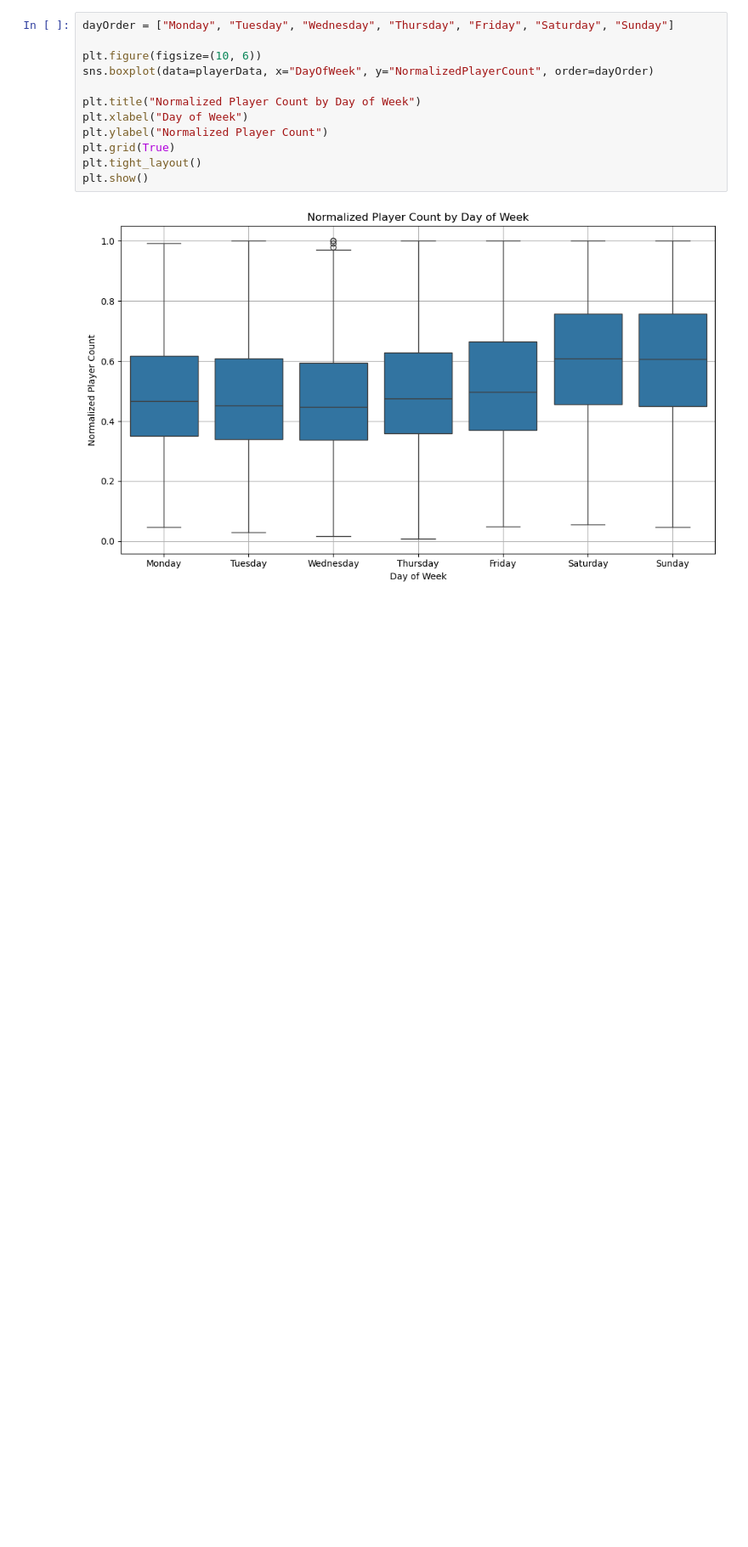
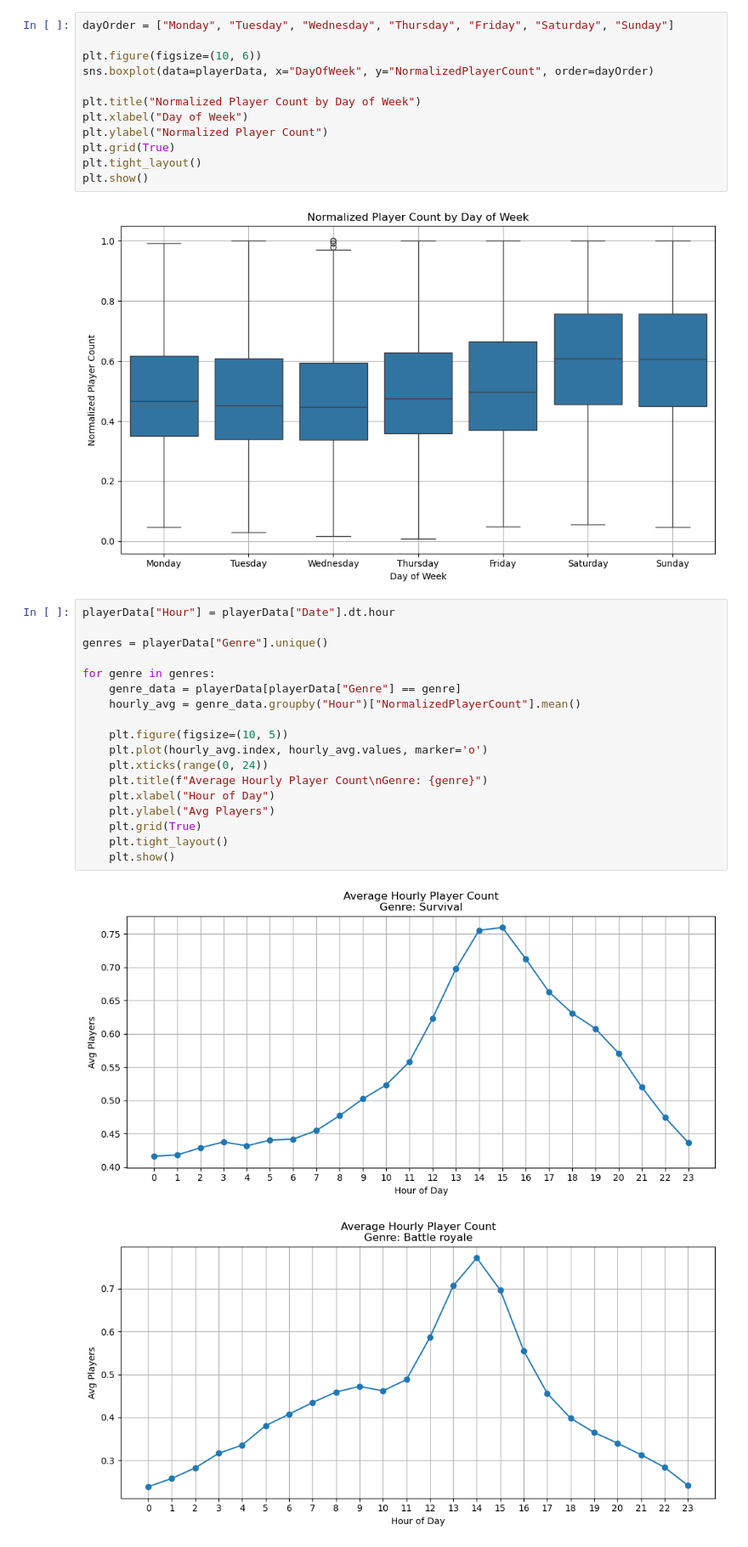
Before and after one commit to JonatanK-son/steam-player-count-trends, a Jupyter notebook: Final Project Group 16.ipynb, the cells around one changed output. Shown at 85% size. Drawn from its saved outputs; the diff is of its cells as text; blank space fills up the shorter version.

```diff
--- a/Final Project Group 16.ipynb
+++ b/Final Project Group 16.ipynb
@@ -201,3 +203,24 @@ plt.tight_layout()
 plt.show()
 # %% [output]
 [figure]
+# %%
+playerData["Hour"] = playerData["Date"].dt.hour
+
+genres = playerData["Genre"].unique()
+
+for genre in genres:
+    genre_data = playerData[playerData["Genre"] == genre]
+    hourly_avg = genre_data.groupby("Hour")["NormalizedPlayerCount"].mean()
+
+    plt.figure(figsize=(10, 5))
+    plt.plot(hourly_avg.index, hourly_avg.values, marker='o')
+    plt.xticks(range(0, 24))
+    plt.title(f"Average Hourly Player Count\nGenre: {genre}")
+    plt.xlabel("Hour of Day")
+    plt.ylabel("Avg Players")
+    plt.grid(True)
+    plt.tight_layout()
+    plt.show()
+# %% [output]
+[figure, added]
+[figure, added]
```
Also changed, not shown: parts of 8 cells of this notebook.
